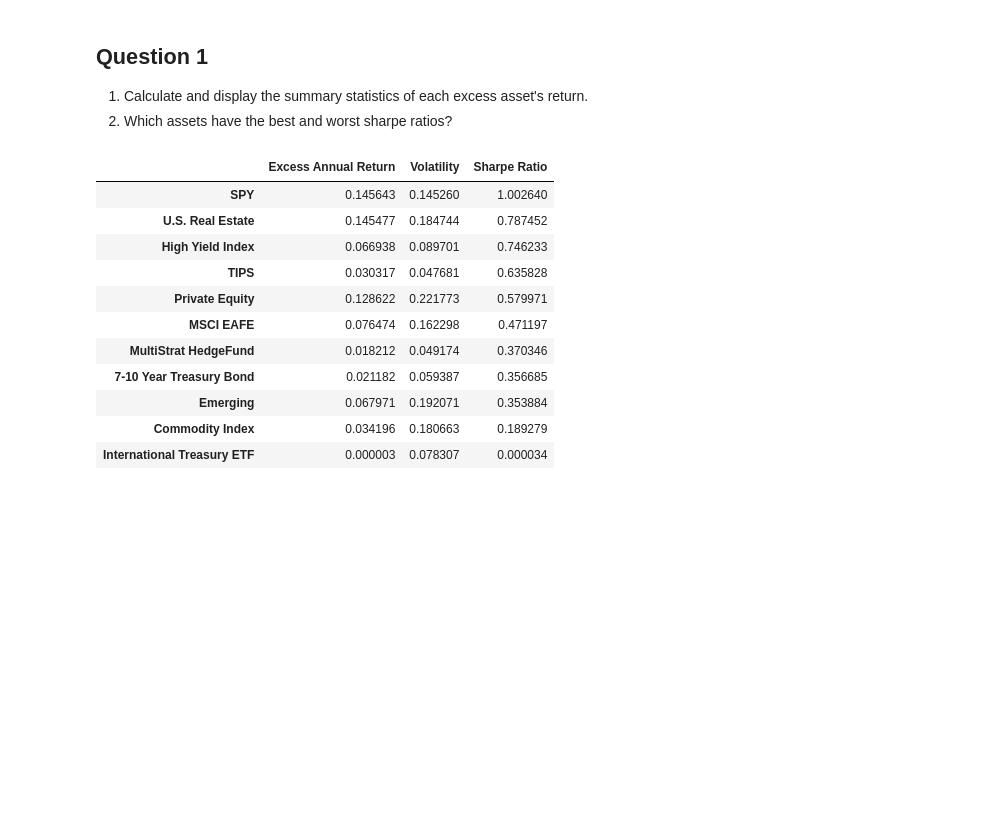
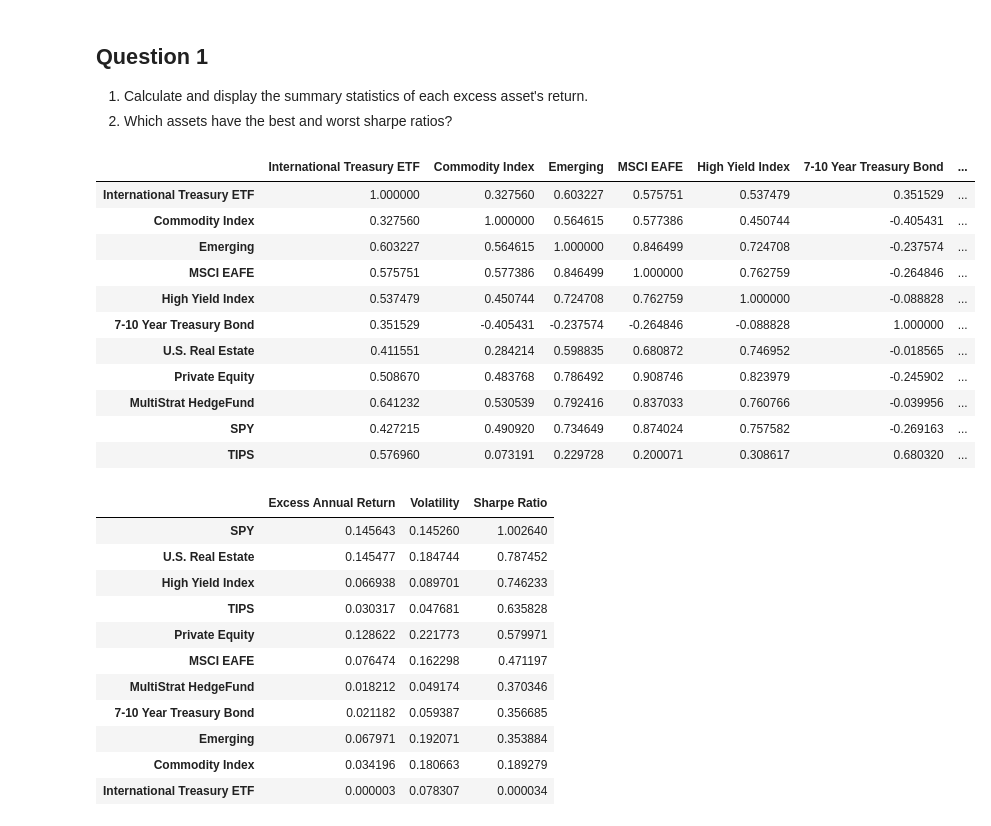
Before and after one commit to dcstein22/portfolio_theory, a Jupyter notebook: Homework_1.ipynb, the cells around one changed output. Drawn from its saved outputs; the diff is of its cells as text; code cells hidden in the pictures; blank space fills up the shorter version.

```diff
--- a/Homework_1.ipynb
+++ b/Homework_1.ipynb
@@ -46,6 +46,21 @@ total_return.columns = ["International Treasury ETF", "Commodity Index", "Emergi
 
 1. Calculate and display the summary statistics of each excess asset's return.
 2. Which assets have the best and worst sharpe ratios?
+# %%
+total_return.corr()
+# %% [output]
+|  | International Treasury ETF | Commodity Index | Emerging | MSCI EAFE | High Yield Index | 7-10 Year Treasury Bond | ... |
+| International Treasury ETF | 1.000000 | 0.327560 | 0.603227 | 0.575751 | 0.537479 | 0.351529 | ... |
+| Commodity Index | 0.327560 | 1.000000 | 0.564615 | 0.577386 | 0.450744 | -0.405431 | ... |
+| Emerging | 0.603227 | 0.564615 | 1.000000 | 0.846499 | 0.724708 | -0.237574 | ... |
+| MSCI EAFE | 0.575751 | 0.577386 | 0.846499 | 1.000000 | 0.762759 | -0.264846 | ... |
+| High Yield Index | 0.537479 | 0.450744 | 0.724708 | 0.762759 | 1.000000 | -0.088828 | ... |
+| 7-10 Year Treasury Bond | 0.351529 | -0.405431 | -0.237574 | -0.264846 | -0.088828 | 1.000000 | ... |
+| U.S. Real Estate | 0.411551 | 0.284214 | 0.598835 | 0.680872 | 0.746952 | -0.018565 | ... |
+| Private Equity | 0.508670 | 0.483768 | 0.786492 | 0.908746 | 0.823979 | -0.245902 | ... |
+| MultiStrat HedgeFund | 0.641232 | 0.530539 | 0.792416 | 0.837033 | 0.760766 | -0.039956 | ... |
+| SPY | 0.427215 | 0.490920 | 0.734649 | 0.874024 | 0.757582 | -0.269163 | ... |
+| TIPS | 0.576960 | 0.073191 | 0.229728 | 0.200071 | 0.308617 | 0.680320 | ... |
 # %%
 excess_return.columns = ["International Treasury ETF", "Commodity Index", "Emerging", "MSCI EAFE","High Yield Index", "7-10 Year Treasury Bond","U.S. Real Estate","Private Equity","MultiStrat HedgeFund","SPY","TIPS"]
 summary_excess = pd.DataFrame((excess_return.mean()*12), columns = ["Excess Annual Return"])
```
Also changed, not shown: parts of 1 cell of this notebook.
